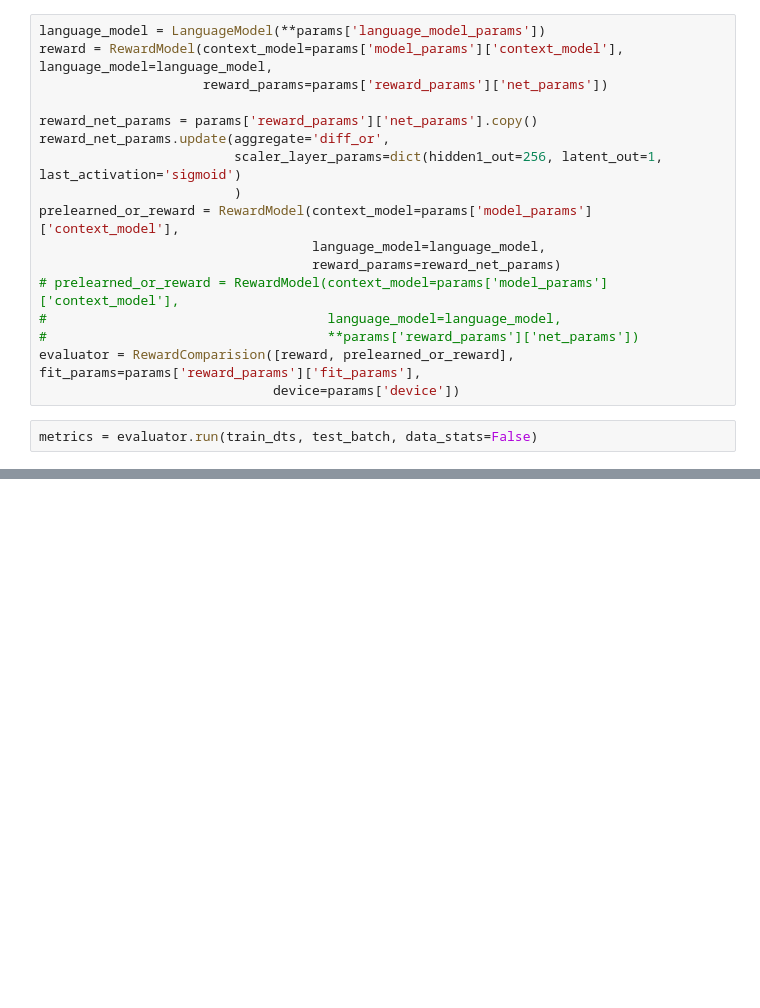
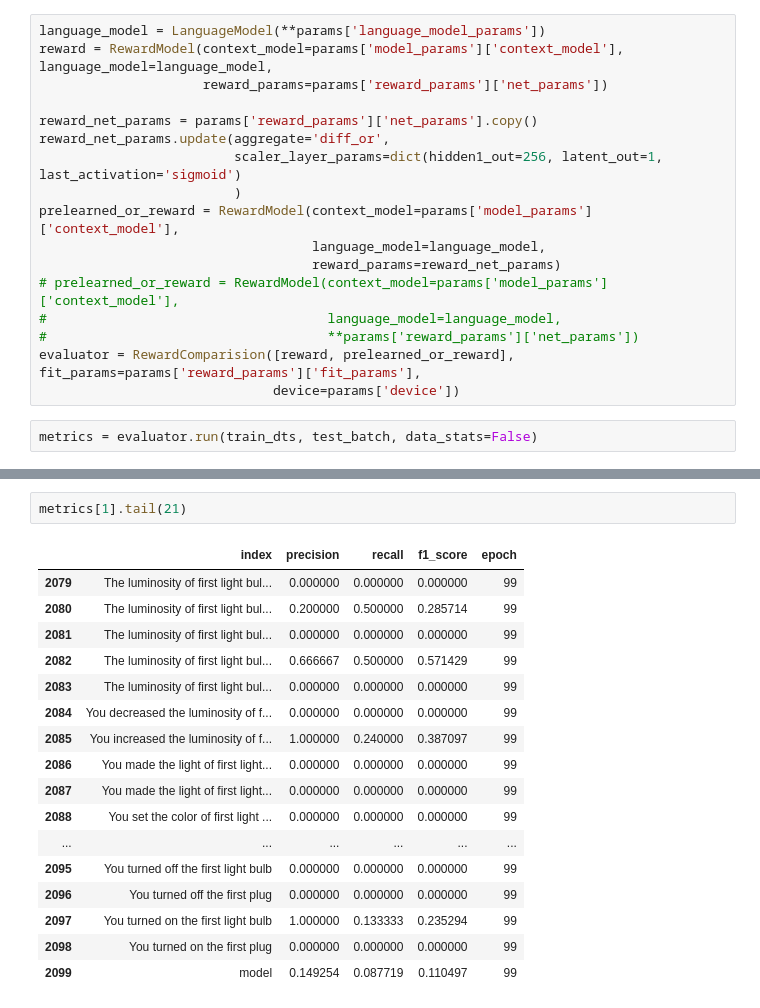
Before and after one commit to nicolas-lair/RL4IoT, a Jupyter notebook: Reward Function .ipynb, the cells around one changed output, grey strips where cells are left out. Cells and saved outputs as stored; diff of their text form; blank space fills up the shorter version.

```diff
--- a/Reward Function .ipynb
+++ b/Reward Function .ipynb
@@ -323,0 +344,20 @@ metrics = evaluator.run(train_dts, test_batch, data_stats=False)
+# %%
+metrics[1].tail(21)
+# %% [output]
+|  | index | precision | recall | f1_score | epoch |
+| 2079 | The luminosity of first light bul... | 0.000000 | 0.000000 | 0.000000 | 99 |
+| 2080 | The luminosity of first light bul... | 0.200000 | 0.500000 | 0.285714 | 99 |
+| 2081 | The luminosity of first light bul... | 0.000000 | 0.000000 | 0.000000 | 99 |
+| 2082 | The luminosity of first light bul... | 0.666667 | 0.500000 | 0.571429 | 99 |
+| 2083 | The luminosity of first light bul... | 0.000000 | 0.000000 | 0.000000 | 99 |
+| 2084 | You decreased the luminosity of f... | 0.000000 | 0.000000 | 0.000000 | 99 |
+| 2085 | You increased the luminosity of f... | 1.000000 | 0.240000 | 0.387097 | 99 |
+| 2086 | You made the light of first light... | 0.000000 | 0.000000 | 0.000000 | 99 |
+| 2087 | You made the light of first light... | 0.000000 | 0.000000 | 0.000000 | 99 |
+| 2088 | You set the color of first light ... | 0.000000 | 0.000000 | 0.000000 | 99 |
+| ... | ... | ... | ... | ... | ... |
+| 2095 | You turned off the first light bulb | 0.000000 | 0.000000 | 0.000000 | 99 |
+| 2096 | You turned off the first plug | 0.000000 | 0.000000 | 0.000000 | 99 |
+| 2097 | You turned on the first light bulb | 1.000000 | 0.133333 | 0.235294 | 99 |
+| 2098 | You turned on the first plug | 0.000000 | 0.000000 | 0.000000 | 99 |
+| 2099 | model | 0.149254 | 0.087719 | 0.110497 | 99 |
```
Also changed, not shown: parts of 1 cell of this notebook, 1 other file.
